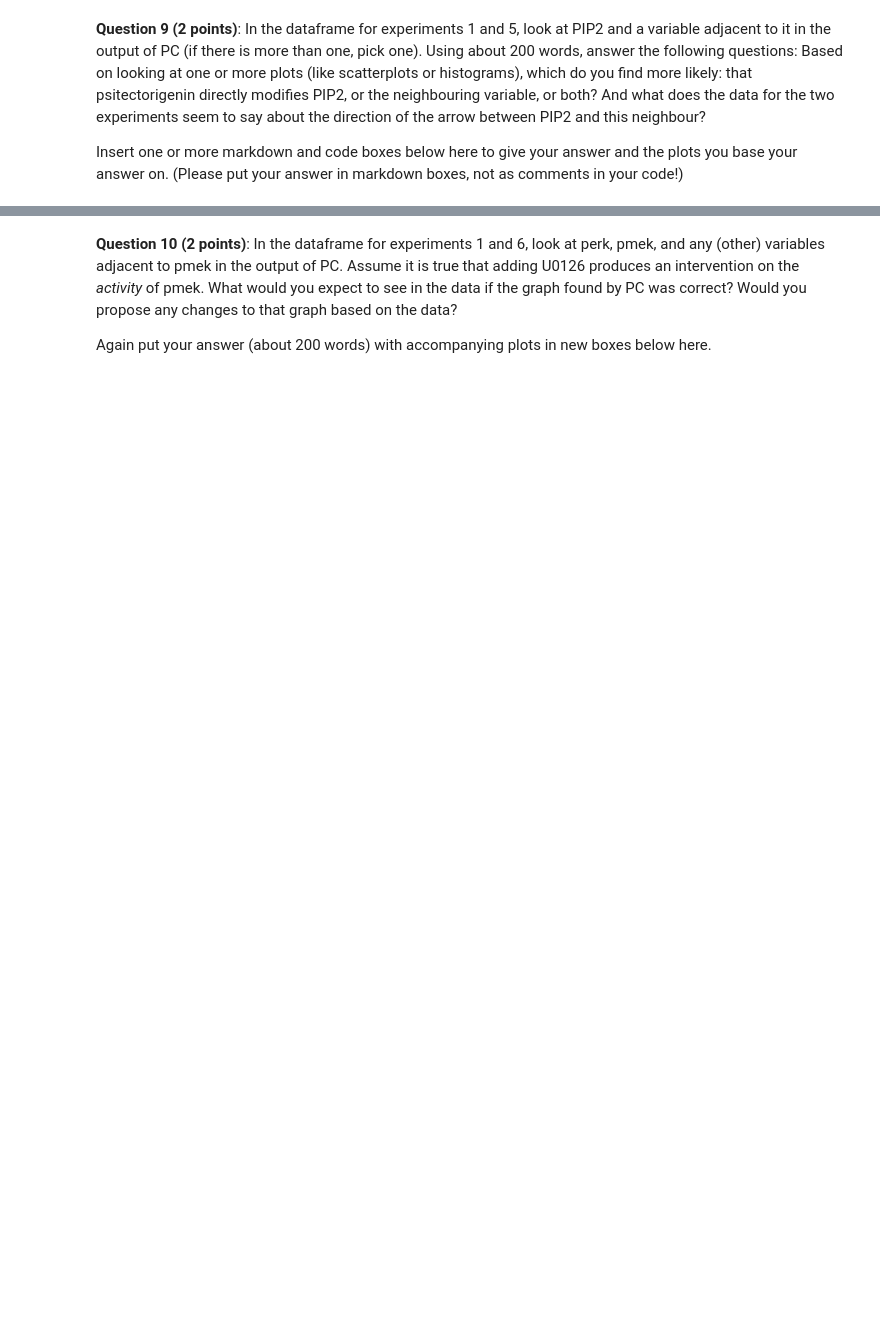
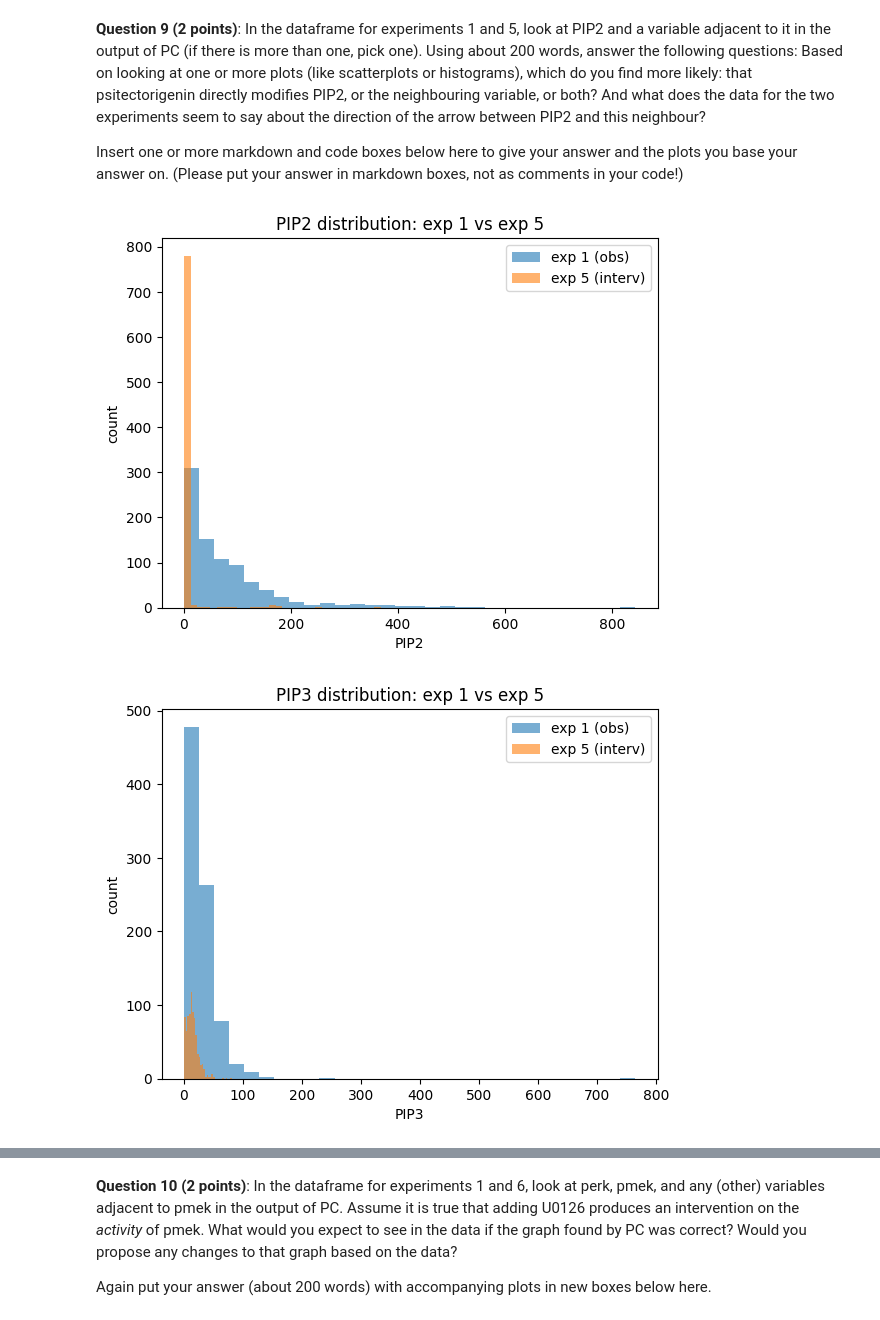
Before and after one commit to AlessandroCoron/AML_assignment4, a Jupyter notebook: AML_assignment4.ipynb, the cells around one changed output, grey strips where cells are left out. Drawn from its saved outputs; the diff is of its cells as text; code cells hidden in the pictures; blank space fills up the shorter version.

```diff
--- a/AML_assignment4.ipynb
+++ b/AML_assignment4.ipynb
@@ -421,0 +433,14 @@ For some of the interventions in the data, here is what they do according to man
+# %%
+# TASK 8: Your code here (0.5 point)
+
+
+data_1_5 = all_data[all_data["experiment"].isin([1, 5])].copy()
+data_1_6 = all_data[all_data["experiment"].isin([1, 6])].copy()
+
+# (optional) clean up the index
+data_1_5.reset_index(drop=True, inplace=True)
+data_1_6.reset_index(drop=True, inplace=True)
+
+# quick sanity checks (optional)
+print("data_1_5 experiments:", sorted(data_1_5["experiment"].unique()), "shape:", data_1_5.shape)
+print("data_1_6 experiments:", sorted(data_1_6["experiment"].unique()), "shape:", data_1_6.shape)
@@ -423,3 +451,41 @@ For some of the interventions in the data, here is what they do according to man
 **Question 9 (2 points)**: In the dataframe for experiments 1 and 5, look at PIP2 and a variable adjacent to it in the output of PC (if there is more than one, pick one). Using about 200 words, answer the following questions: Based on looking at one or more plots (like scatterplots or histograms), which do you find more likely: that psitectorigenin directly modifies PIP2, or the neighbouring variable, or both? And what does the data for the two experiments seem to say about the direction of the arrow between PIP2 and this neighbour?
 
 Insert one or more markdown and code boxes below here to give your answer and the plots you base your answer on. (Please put your answer in markdown boxes, not as comments in your code!)
+# %%
+import matplotlib.pyplot as plt
+
+neighbor = "PIP3"
+df = data_1_5.copy()
+
+# Histograms of PIP2 split by experiment
+plt.figure()
+plt.hist(df[df["experiment"]==1]["PIP2"], bins=30, alpha=0.6, label="exp 1 (obs)")
+plt.hist(df[df["experiment"]==5]["PIP2"], bins=30, alpha=0.6, label="exp 5 (interv)")
+plt.xlabel("PIP2")
+plt.ylabel("count")
+plt.legend()
+plt.title("PIP2 distribution: exp 1 vs exp 5")
+plt.show()
+
+# Same for the neighbor
+plt.figure()
+plt.hist(df[df["experiment"]==1][neighbor], bins=30, alpha=0.6, label="exp 1 (obs)")
+plt.hist(df[df["experiment"]==5][neighbor], bins=30, alpha=0.6, label="exp 5 (interv)")
+plt.xlabel(neighbor)
+plt.ylabel("count")
+plt.legend()
+plt.title(f"{neighbor} distribution: exp 1 vs exp 5")
+plt.show()
+
+# Scatter PIP2 vs neighbor, colored by experiment
+plt.figure()
+plt.scatter(df[df["experiment"]==1]["PIP2"], df[df["experiment"]==1][neighbor], alpha=0.5, label="exp 1 (obs)")
+plt.scatter(df[df["experiment"]==5]["PIP2"], df[df["experiment"]==5][neighbor], alpha=0.5, label="exp 5 (interv)")
+plt.xlabel("PIP2")
+plt.ylabel(neighbor)
+plt.legend()
+plt.title(f"Scatter: PIP2 vs {neighbor} (exp 1 vs exp 5)")
+plt.show()
+# %% [output]
+[figure, added]
+[figure, added]
```
Also changed, not shown: parts of 12 cells of this notebook.
